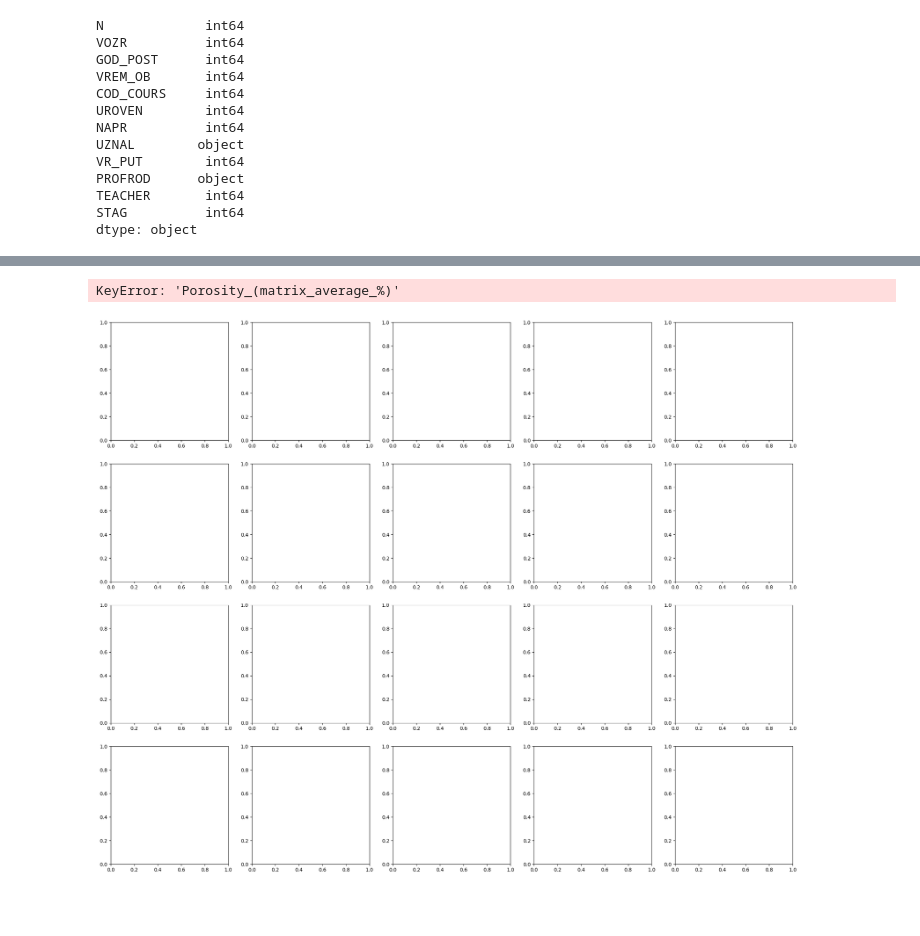
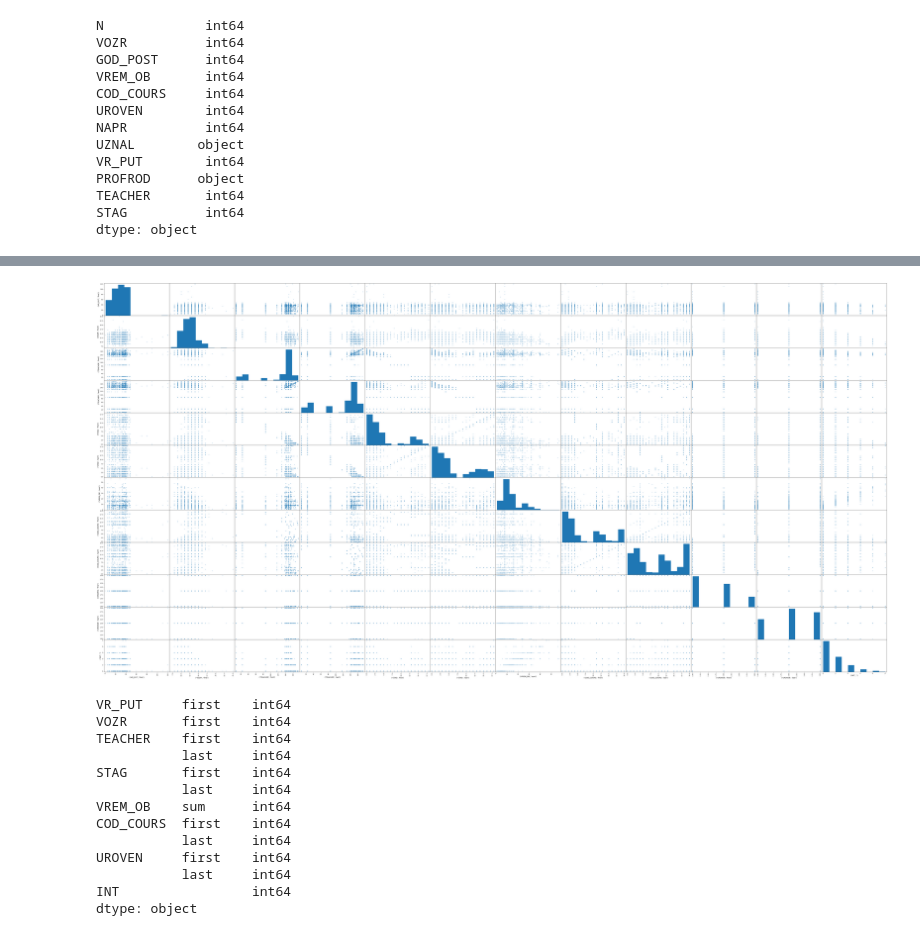
Before and after one commit to lokalov/lokalov_ML, a Jupyter notebook: courses.ipynb, the cells around one changed output, grey strips where cells are left out. Cells and saved outputs as stored; diff of their text form; code cells hidden in the pictures; blank space fills up the shorter version.

```diff
--- a/courses.ipynb
+++ b/courses.ipynb
@@ -108,7 +139,20 @@ df.head()
-# %%
-fig, axes = plt.subplots(nrows=4, ncols=5, figsize=(25, 20))
-for idx, feature in enumerate(df.columns):
-    df.plot(feature, "Porosity_(matrix_average_%)", subplots=True, kind="scatter", ax=axes[idx // 5, idx % 5])
-# %% [output]
-KeyError: 'Porosity_(matrix_average_%)'
-[figure, removed]
+# %%
+pd.plotting.scatter_matrix(dfs,figsize=(80,40));
+# %% [output]
+[figure, added]
+# %%
+dfs.dtypes
+# %% [output]
+VR_PUT     first    int64
+VOZR       first    int64
+TEACHER    first    int64
+           last     int64
+STAG       first    int64
+           last     int64
+VREM_OB    sum      int64
+COD_COURS  first    int64
+           last     int64
+UROVEN     first    int64
+           last     int64
+INT                 int64
+dtype: object
```
Also changed, not shown: parts of 36 cells of this notebook.
